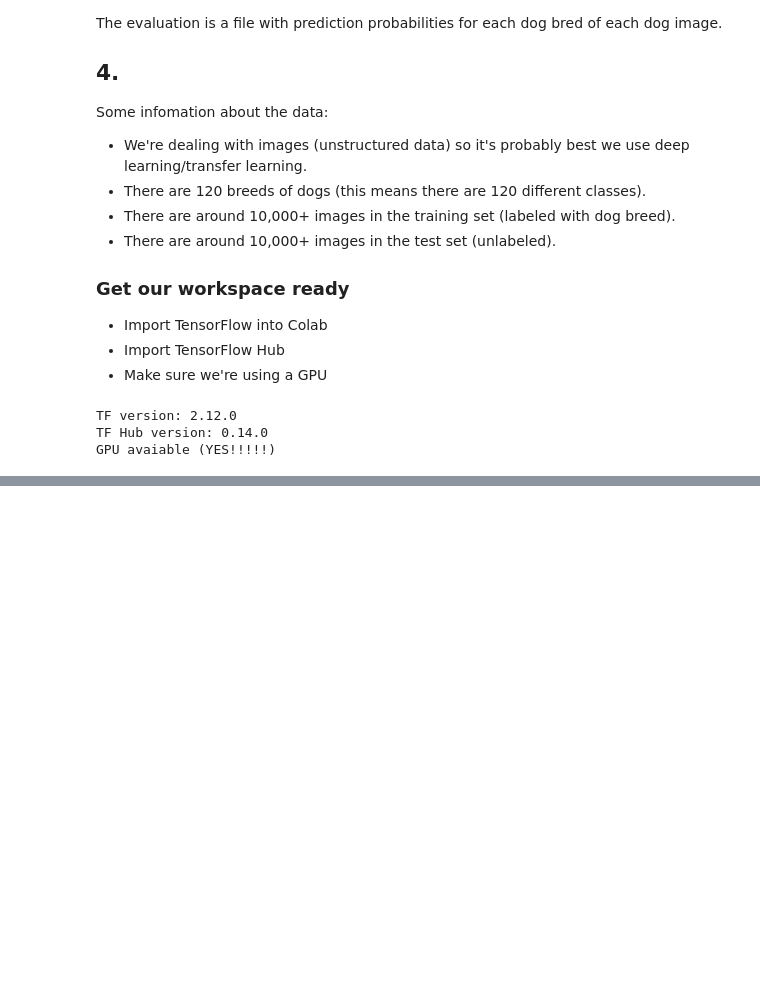
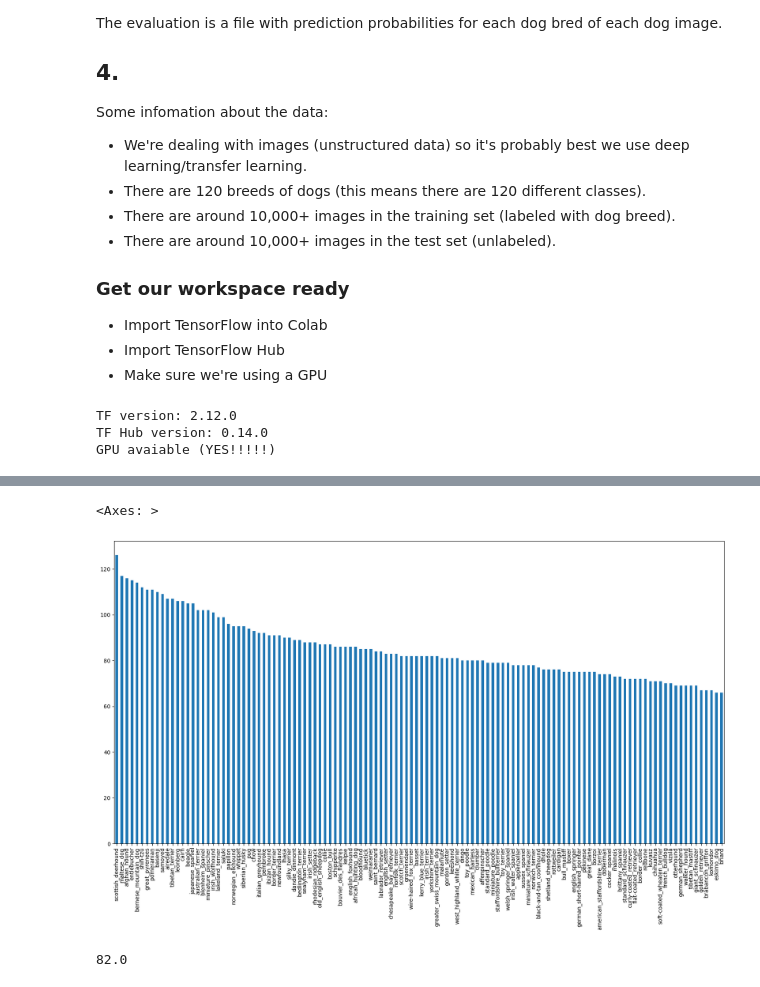
Before and after one commit to tophercollins/dog-breed-classification, a Jupyter notebook: dog_breed_classification.ipynb, the cells around one changed output, grey strips where cells are left out. Cells and saved outputs as stored; diff of their text form; code cells hidden in the pictures; blank space fills up the shorter version.

```diff
--- a/dog_breed_classification.ipynb
+++ b/dog_breed_classification.ipynb
@@ -48,0 +54,6 @@ GPU avaiable (YES!!!!!)
+# %%
+# Checkout the labels of our data
+import pandas as pd
+labels_csv = pd.read_csv("drive/My Drive/dog-breed-classification/labels.csv")
+print(labels_csv.describe())
+print(labels_csv.head())
@@ -48,0 +72,10 @@ GPU avaiable (YES!!!!!)
+# %%
+# How many labels are there of each breed?
+labels_csv['breed'].value_counts().plot.bar(figsize=(20,10))
+# %% [output]
+<Axes: >
+[figure, added]
+# %%
+labels_csv["breed"].value_counts().median()
+# %% [output]
+82.0
```
Also changed, not shown: parts of 23 cells of this notebook.
